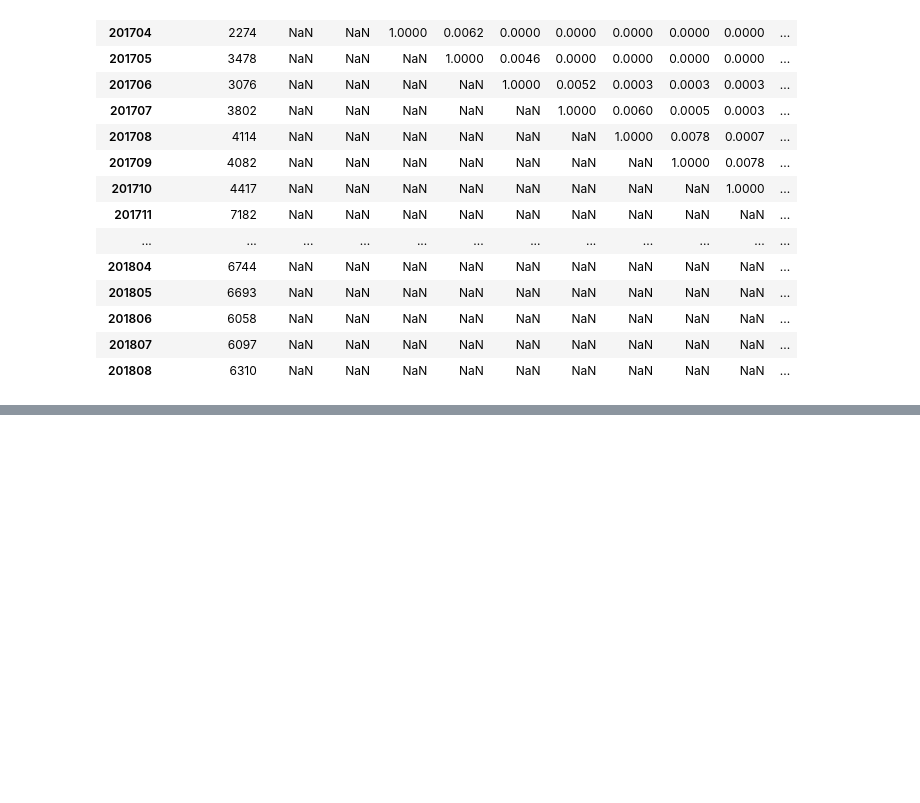
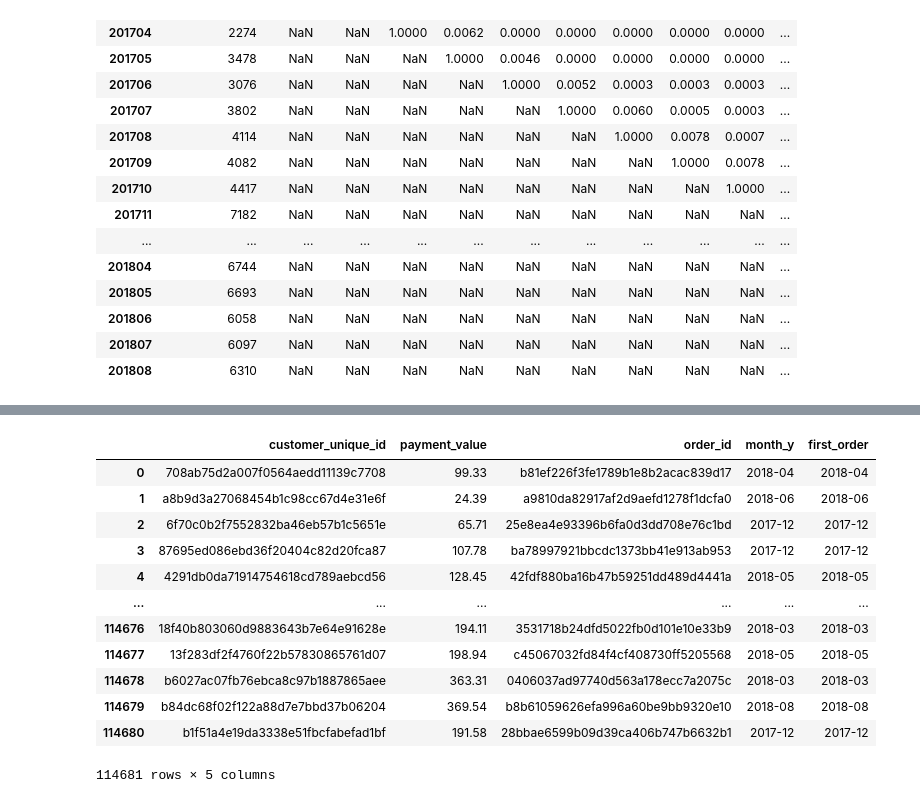
Before and after one commit to hyunjun33/Funnel_Analysis, a Jupyter notebook: Olist/Olist_Customer_Analysis.ipynb, the cells around one changed output, grey strips where cells are left out. Drawn from its saved outputs; the diff is of its cells as text; code cells hidden in the pictures; blank space fills up the shorter version.

```diff
--- a/Olist/Olist_Customer_Analysis.ipynb
+++ b/Olist/Olist_Customer_Analysis.ipynb
@@ -687,0 +635,8 @@ tmp.query("customer_unique_id == '0000366f3b9a7992bf8c76cfdf3221e2'")
+# %%
+# first_order
+df_cohort = df[["customer_unique_id", "payment_value", "order_id", "month_y"]]
+df_cohort["month_y"] = pd.to_datetime(df_cohort["month_y"], format="%Y%m")
+df_cohort["month_y"] = df_cohort["month_y"].dt.strftime("%Y-%m")
+# %%
+first_order = df_cohort.groupby(["customer_unique_id"])["month_y"].min()
+first_order
@@ -687,0 +645,4 @@ tmp.query("customer_unique_id == '0000366f3b9a7992bf8c76cfdf3221e2'")
+# %%
+df_cohort.set_index("customer_unique_id", inplace=True)
+df_cohort["first_order"] = first_order
+df_cohort
@@ -687,0 +664,17 @@ tmp.query("customer_unique_id == '0000366f3b9a7992bf8c76cfdf3221e2'")
+# %%
+df_cohort.reset_index(inplace=True)
+df_cohort
+# %% [output]
+|  | customer_unique_id | payment_value | order_id | month_y | first_order |
+| 0 | 708ab75d2a007f0564aedd11139c7708 | 99.33 | b81ef226f3fe1789b1e8b2acac839d17 | 2018-04 | 2018-04 |
+| 1 | a8b9d3a27068454b1c98cc67d4e31e6f | 24.39 | a9810da82917af2d9aefd1278f1dcfa0 | 2018-06 | 2018-06 |
+| 2 | 6f70c0b2f7552832ba46eb57b1c5651e | 65.71 | 25e8ea4e93396b6fa0d3dd708e76c1bd | 2017-12 | 2017-12 |
+| 3 | 87695ed086ebd36f20404c82d20fca87 | 107.78 | ba78997921bbcdc1373bb41e913ab953 | 2017-12 | 2017-12 |
+| 4 | 4291db0da71914754618cd789aebcd56 | 128.45 | 42fdf880ba16b47b59251dd489d4441a | 2018-05 | 2018-05 |
+| ... | ... | ... | ... | ... | ... |
+| 114676 | 18f40b803060d9883643b7e64e91628e | 194.11 | 3531718b24dfd5022fb0d101e10e33b9 | 2018-03 | 2018-03 |
+| 114677 | 13f283df2f4760f22b57830865761d07 | 198.94 | c45067032fd84f4cf408730ff5205568 | 2018-05 | 2018-05 |
+| 114678 | b6027ac07fb76ebca8c97b1887865aee | 363.31 | 0406037ad97740d563a178ecc7a2075c | 2018-03 | 2018-03 |
+| 114679 | b84dc68f02f122a88d7e7bbd37b06204 | 369.54 | b8b61059626efa996a60be9bb9320e10 | 2018-08 | 2018-08 |
+| 114680 | b1f51a4e19da3338e51fbcfabefad1bf | 191.58 | 28bbae6599b09d39ca406b747b6632b1 | 2017-12 | 2017-12 |
+114681 rows × 5 columns
```
Also changed, not shown: parts of 18 cells of this notebook.
